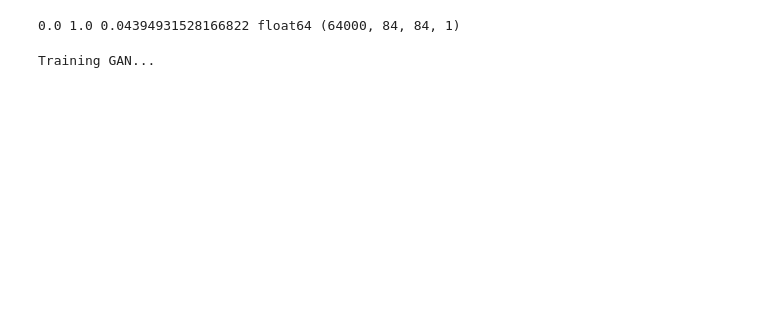
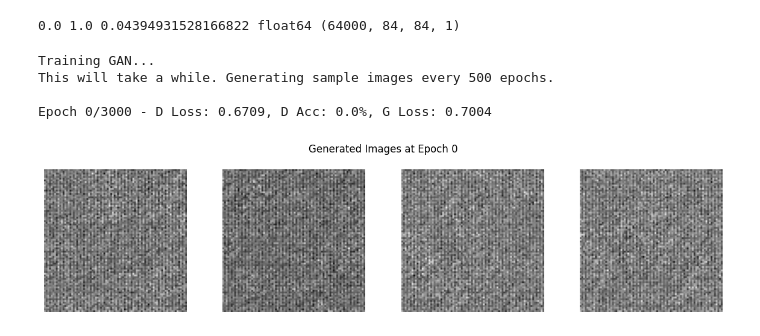
Before and after one commit to Musyoka7/Machine-Learning-Course-work-, a Jupyter notebook: notebooks/Code.ipynb, the cells around one changed output. Saved outputs shown, nothing was run; the diff lists cells and outputs as text; code cells hidden in the pictures; blank space fills up the shorter version.

```diff
--- a/notebooks/Code.ipynb
+++ b/notebooks/Code.ipynb
@@ -1506,39 +1509,77 @@ print(X_train_cnn.min(), X_train_cnn.max(), X_train_cnn.mean(), X_train_cnn.dtyp
 # %% [output]
 0.0 1.0 0.04394931528166822 float64 (64000, 84, 84, 1)
 # %%
-# Task 5b: Train GAN
+# Task 5b: Train GAN (with stability improvements)
 import numpy as np
+import matplotlib.pyplot as plt
 # Training parameters
-epochs = 1000 # <-- Changed from 50
-batch_size = 128
-sample_interval = 100  # <-- Print every 50 epochs
+epochs = 3000  # More epochs for better results
+batch_size = 64  # Smaller batch for stability
+sample_interval = 500  # Visualize every 500 epochs
+n_disc = 2  # Train discriminator 2x per generator step
 # Normalize images to [-1, 1] for tanh activation
 X_train_gan = (X_train_cnn.astype('float32') - 0.5) * 2
-# Labels
-real_labels = np.ones((batch_size, 1))
-fake_labels = np.zeros((batch_size, 1))
-# Training loop
+# Label smoothing (KEY FIX!)
+real_labels = np.ones((batch_size, 1)) * 0.9  # Smooth to 0.9 instead of 1.0
+fake_labels = np.zeros((batch_size, 1)) + 0.1  # Smooth to 0.1 instead of 0.0
+# For tracking progress
+d_losses = []
+g_losses = []
 print("Training GAN...")
+print("This will take a while. Generating sample images every 500 epochs.\n")
 for epoch in range(epochs):
 
-    # Train Discriminator
-    idx = np.random.randint(0, X_train_gan.shape[0], batch_size)
-    real_images = X_train_gan[idx]
+    # ========== Train Discriminator (multiple times) ==========
+    d_loss_total = [0, 0]
+    for _ in range(n_disc):
+        # Get real images
+        idx = np.random.randint(0, X_train_gan.shape[0], batch_size)
+        real_images = X_train_gan[idx]
 
+        # Add noise to real images (helps stability)
+        real_images = real_images + 0.05 * np.random.normal(0, 1, real_images.shape)
+        real_images = np.clip(real_images, -1, 1)
+
+        # Generate fake images
+        noise = np.random.normal(0, 1, (batch_size, latent_dim))
+        fake_images = generator.predict(noise, verbose=0)
+
+        # Train on real and fake
+        d_loss_real = discriminator.train_on_batch(real_images, real_labels)
+        d_loss_fake = discriminator.train_on_batch(fake_images, fake_labels)
+        d_loss_total[0] += 0.5 * (d_loss_real[0] + d_loss_fake[0])
+        d_loss_total[1] += 0.5 * (d_loss_real[1] + d_loss_fake[1])
+
+    d_loss = [d_loss_total[0] / n_disc, d_loss_total[1] / n_disc]
+
+    # ========== Train Generator ==========
     noise = np.random.normal(0, 1, (batch_size, latent_dim))
-    fake_images = generator.predict(noise, verbose=0)
+    g_loss = gan.train_on_batch(noise, np.ones((batch_size, 1)))  # Use 1.0 for G training
 
-    d_loss_real = discriminator.train_on_batch(real_images, real_labels)
-    d_loss_fake = discriminator.train_on_batch(fake_images, fake_labels)
-    d_loss = 0.5 * np.add(d_loss_real, d_loss_fake)
+    # Track losses
+    d_losses.append(d_loss[0])
+    g_losses.append(g_loss)
 
-    # Train Generator
-    noise = np.random.normal(0, 1, (batch_size, latent_dim))
-    g_loss = gan.train_on_batch(noise, real_labels)
-
-    # Print progress
+    # Print and visualize progress
     if epoch % sample_interval == 0:
         print(f"Epoch {epoch}/{epochs} - D Loss: {d_loss[0]:.4f}, D Acc: {d_loss[1]*100:.1f}%, G Loss: {g_loss:.4f}")
-print("GAN training complete!")
+
+        # Generate and show sample images
+        sample_noise = np.random.normal(0, 1, (4, latent_dim))
+        sample_images = generator.predict(sample_noise, verbose=0)
+        sample_images = (sample_images + 1) / 2  # Rescale to [0, 1]
+
+        fig, axes = plt.subplots(1, 4, figsize=(12, 3))
+        fig.suptitle(f'Generated Images at Epoch {epoch}', fontsize=12)
+        for i, ax in enumerate(axes):
+            ax.imshow(sample_images[i, :, :, 0], cmap='gray')
+            ax.axis('off')
+        plt.tight_layout()
+        plt.show()
+print("\nGAN training complete!")
 # %% [output]
 Training GAN...
+This will take a while. Generating sample images every 500 epochs.
+
+Epoch 0/3000 - D Loss: 0.6709, D Acc: 0.0%, G Loss: 0.7004
+[figure, added]
```
Also changed, not shown: parts of 5 cells of this notebook.
